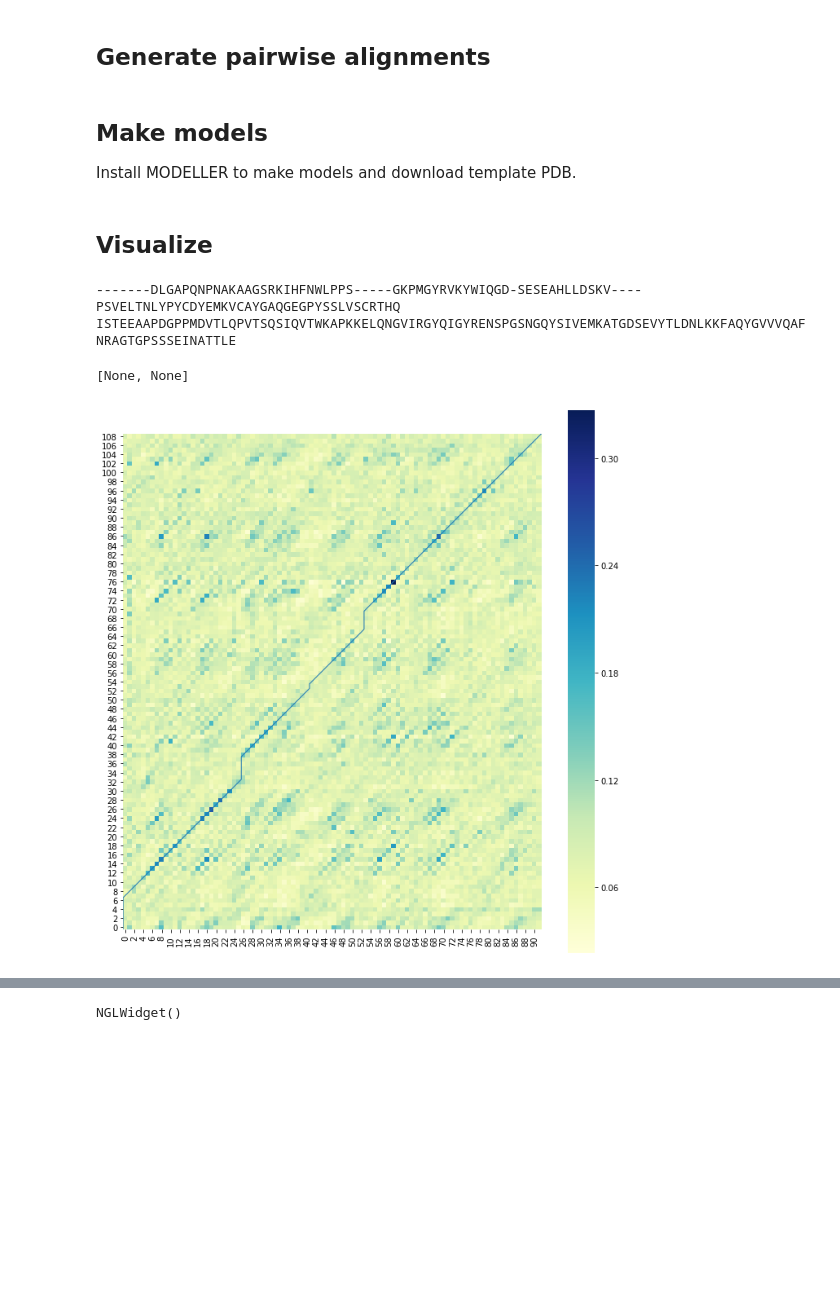
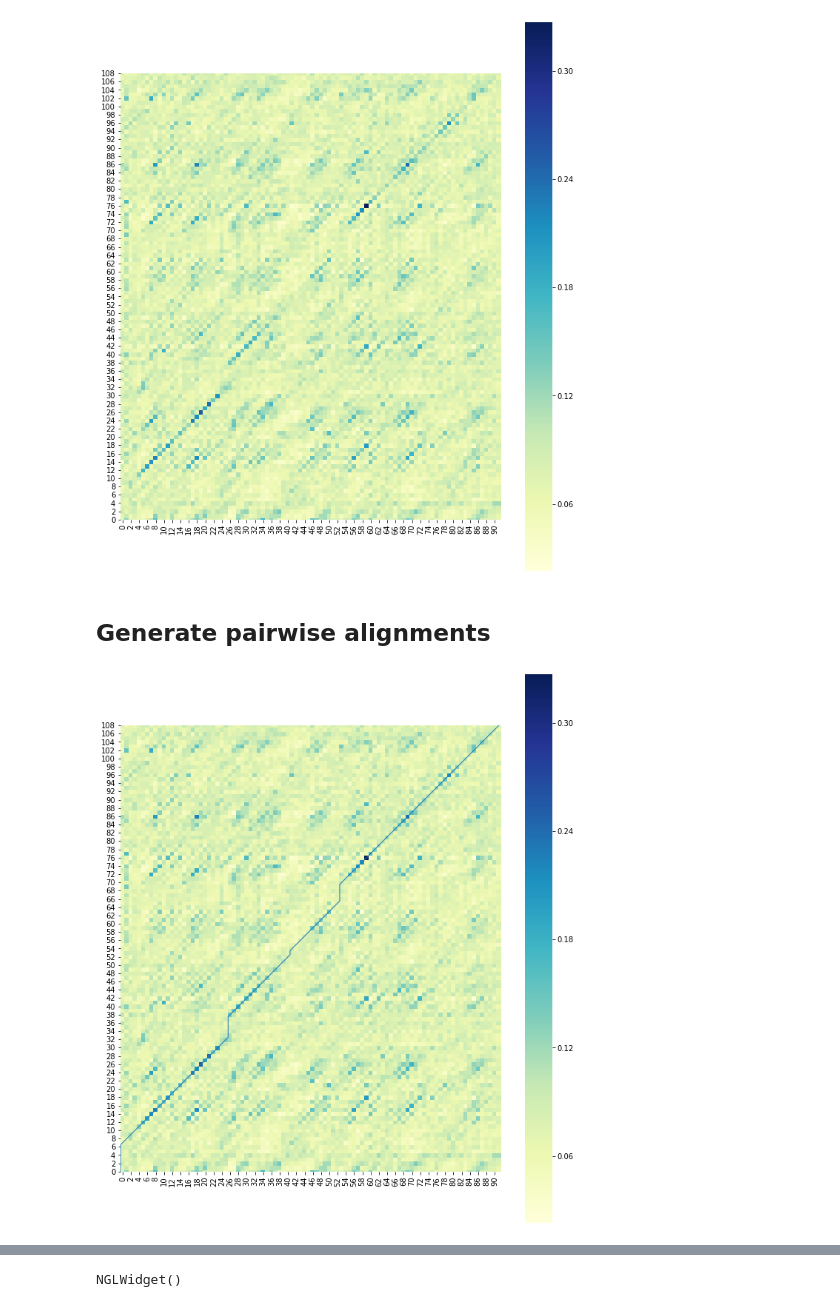
Before and after one commit to shuichiro-makigaki/exmachina, a Jupyter notebook: example.ipynb, the cells around one changed output, grey strips where cells are left out. Cells and saved outputs as stored; diff of their text form; code cells hidden in the pictures; blank space fills up the shorter version.

```diff
--- a/example.ipynb
+++ b/example.ipynb
@@ -44,2 +76,14 @@ predict_scores(query, template)
+# %%
+%matplotlib inline
+
+import numpy as np
+from matplotlib import pyplot
+import seaborn
+
+labels = np.load(f'results/score.npy')
+fig, ax = pyplot.subplots(figsize=(labels.shape[0]/8, labels.shape[1]/8))
+seaborn.heatmap(labels.T, ax=ax, linewidths=0, square=True, cmap="YlGnBu").invert_yaxis()
+# %% [output]
+[figure, added]
 # %% [markdown]
 ## Generate pairwise alignments
@@ -58,4 +89,0 @@ np.save(f'results/{query}/alignment_{template}.npy', np.array(ali))
-# %% [markdown]
-## Make models
-
-Install MODELLER to make models and download template PDB.
@@ -75,2 +89,0 @@ MachinaModel().generate_protein_model(
-# %% [markdown]
-## Visualize
@@ -77,38 +92,42 @@ MachinaModel().generate_protein_model(
 # %%
 %matplotlib inline
 
+from Bio.SeqRecord import SeqRecord
 from Bio import SeqIO
+from Bio.Seq import Seq
 from Bio.Align import MultipleSeqAlignment
 from matplotlib import pyplot
 import seaborn as sns
 from IPython.display import display
+import numpy as np
 
 
 def alignment_graph(alignment):
     assert len(alignment[0]) == len(alignment[1])
     x, y = [0], [0]
     for i in range(len(alignment[0])):
         if alignment[0][i] == '-':
             x.append(x[-1])
             y.append(y[-1] + 1)
         elif alignment[1][i] == '-':
             x.append(x[-1] + 1)
             y.append(y[-1])
         else:
             x.append(x[-1] + 1)
             y.append(y[-1] + 1)
     return np.array(x), np.array(y)
 
-labels = np.load(f'results/{query}/{template}.npy')
-index = list(SeqIO.parse(f'results/{query}/{template}.pir', 'pir'))
-x, y = alignment_graph(MultipleSeqAlignment(index))
-
+labels = np.load('results/score.npy')
+aln = np.load('results/alignments.npy')[0]
+x, y = alignment_graph(MultipleSeqAlignment([SeqRecord(Seq(aln[0])), SeqRecord(Seq(aln[1]))]))
 fig, ax = pyplot.subplots(figsize=(labels.shape[0]/8, labels.shape[1]/8))
-sns.heatmap(labels.T, ax=ax, linewidths=0, square=True, rasterized=True, cmap="YlGnBu", cbar_kws={"shrink": 0.9}).invert_yaxis()
+sns.heatmap(labels.T, ax=ax, linewidths=0, square=True, cmap="YlGnBu").invert_yaxis()
 ax.plot(x, y, linewidth=1)
-display([print(_.seq) for _ in index])
+display({
+    'application/vnd.fasta.fasta': ''.join([
+        SeqRecord(Seq(aln[0]), id='d1qg3a1').format('fasta'),
+        SeqRecord(Seq(aln[1]), id='d1va9a1').format('fasta')
+    ])
+}, raw=True)
 # %% [output]
--------DLGAPQNPNAKAAGSRKIHFNWLPPS-----GKPMGYRVKYWIQGD-SESEAHLLDSKV----PSVELTNLYPYCDYEMKVCAYGAQGEGPYSSLVSCRTHQ
-ISTEEAAPDGPPMDVTLQPVTSQSIQVTWKAPKKELQNGVIRGYQIGYRENSPGSNGQYSIVEMKATGDSEVYTLDNLKKFAQYGVVVQAFNRAGTGPSSSEINATTLE
-[None, None]
-[figure, old version]
+[figure, new version]
```
Also changed, not shown: parts of 29 cells of this notebook, 13 other files.
